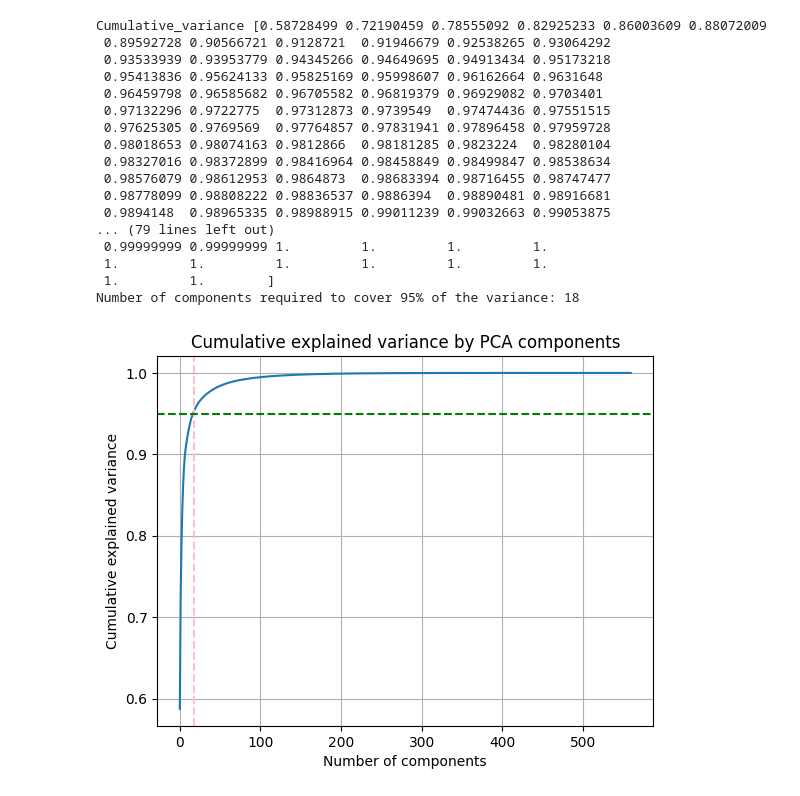
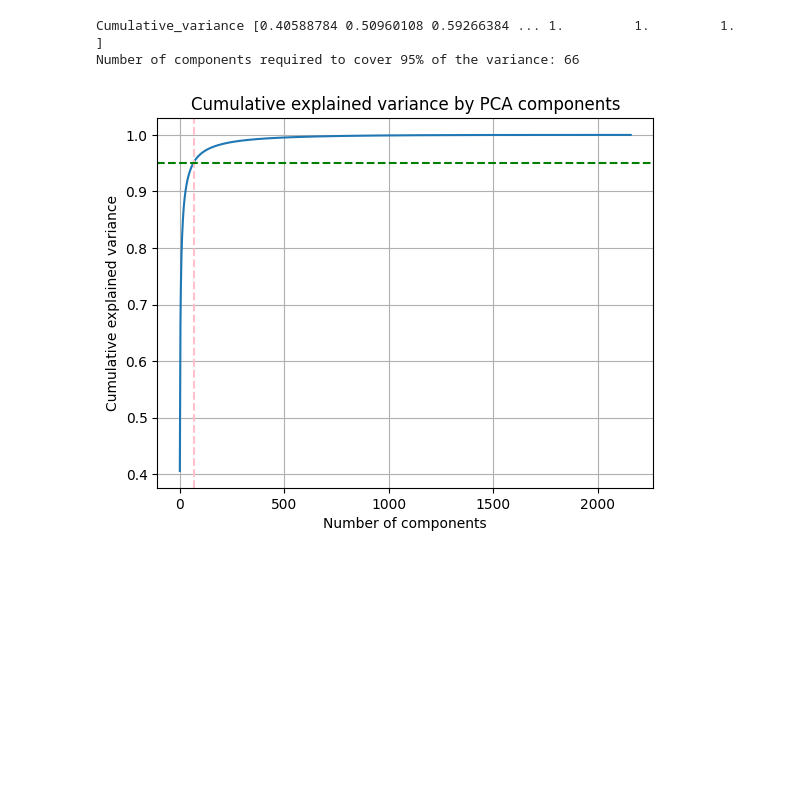
Before and after one commit to MarharytaFilipovych/SecondLab, a Jupyter notebook: Task2.ipynb, the cells around one changed output. Drawn from its saved outputs; the diff is of its cells as text; code cells hidden in the pictures; blank space fills up the shorter version.

```diff
--- a/Task2.ipynb
+++ b/Task2.ipynb
@@ -29,52 +31,37 @@ display_image(image_bw, 'Black-white image')
 # %%
 import numpy as np
 from matplotlib.image import imread
 import matplotlib.pyplot as plt
 
-image_raw = imread("dove.jpg")
+image_raw = imread("spiderman.jpg")
 image_sum = image_raw.sum(axis=2)
 image_bw = image_sum/image_sum.max()
 from sklearn.decomposition import PCA
 from sklearn.preprocessing import StandardScaler
 scaler = StandardScaler()
 scaled_image_bw = scaler.fit_transform(image_bw)
 
 pca = PCA()
 pca.fit(scaled_image_bw)
 
 cumulative_variance = np.cumsum(pca.explained_variance_ratio_)
 print(f"Cumulative_variance {cumulative_variance}")
 plt.plot(cumulative_variance)
 plt.xlabel('Number of components')
 plt.ylabel('Cumulative explained variance')
 plt.title('Cumulative explained variance by PCA components')
 plt.grid(True)
 
 num_components = np.argmax(cumulative_variance >= 0.95) + 1
 print(f'Number of components required to cover 95% of the variance: {num_components}')
 
 plt.axvline(x=num_components, color='pink', linestyle='--')
 plt.axhline(y=0.95, color='g', linestyle='--')
 plt.show()
 # %% [output]
-Cumulative_variance [0.58728499 0.72190459 0.78555092 0.82925233 0.86003609 0.88072009
- 0.89592728 0.90566721 0.9128721  0.91946679 0.92538265 0.93064292
- 0.93533939 0.93953779 0.94345266 0.94649695 0.94913434 0.95173218
- 0.95413836 0.95624133 0.95825169 0.95998607 0.96162664 0.9631648
- 0.96459798 0.96585682 0.96705582 0.96819379 0.96929082 0.9703401
- 0.97132296 0.9722775  0.97312873 0.9739549  0.97474436 0.97551515
- 0.97625305 0.9769569  0.97764857 0.97831941 0.97896458 0.97959728
- 0.98018653 0.98074163 0.9812866  0.98181285 0.9823224  0.98280104
- 0.98327016 0.98372899 0.98416964 0.98458849 0.98499847 0.98538634
- 0.98576079 0.98612953 0.9864873  0.98683394 0.98716455 0.98747477
- 0.98778099 0.98808222 0.98836537 0.9886394  0.98890481 0.98916681
- 0.9894148  0.98965335 0.98988915 0.99011239 0.99032663 0.99053875
-... (79 lines left out)
- 0.99999999 0.99999999 1.         1.         1.         1.
- 1.         1.         1.         1.         1.         1.
- 1.         1.        ]
-Number of components required to cover 95% of the variance: 18
+Cumulative_variance [0.40588784 0.50960108 0.59266384 ... 1.         1.         1.        ]
+Number of components required to cover 95% of the variance: 66
-[figure, old version]
+[figure, new version]
 # %%
 import numpy as np
 import matplotlib.pyplot as plt
```
Also changed, not shown: parts of 4 cells of this notebook.
